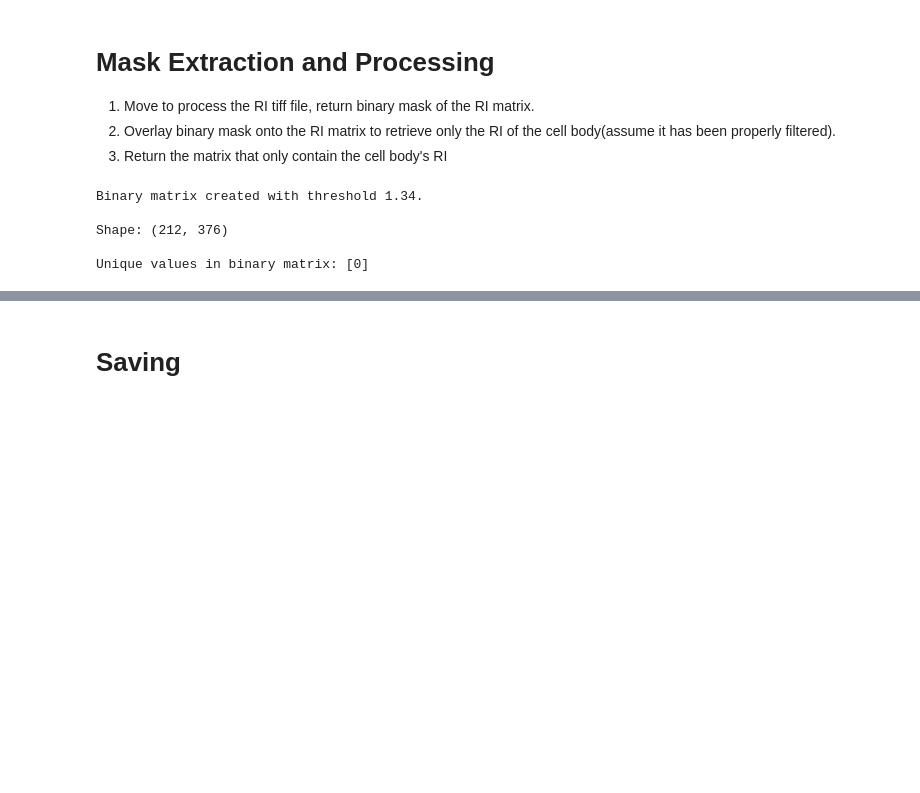
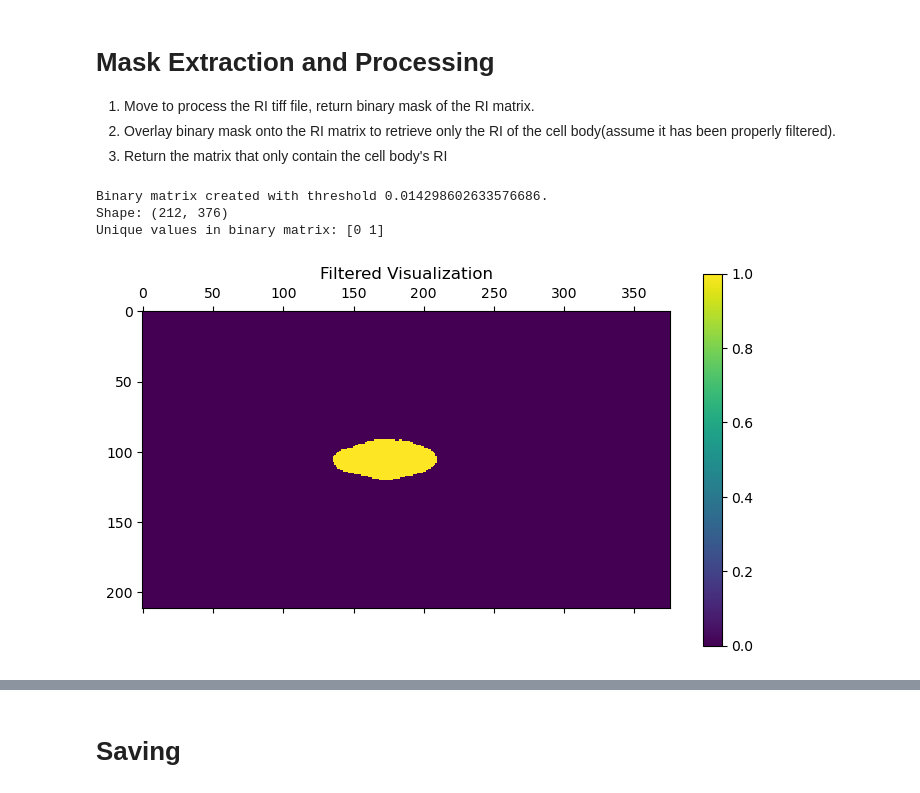
Before and after one commit to Cow415/Photon-Transport-Simulation, a Jupyter notebook: scripts/data processing/cell_ri_extract.ipynb, the cells around one changed output, grey strips where cells are left out. Drawn from its saved outputs; the diff is of its cells as text; code cells hidden in the pictures; blank space fills up the shorter version.

```diff
--- a/scripts/data processing/cell_ri_extract.ipynb
+++ b/scripts/data processing/cell_ri_extract.ipynb
@@ -150,19 +178,23 @@ Background Suppression
 3. Return the matrix that only contain the cell body's RI
 # %%
 # Apply RI Threshold to mask the image:
-ri_threshold = 1.34     # Can be changed depending on cell RI range and desired masking
+ri_threshold = threshold_otsu(ri_flat)
 
 # Create binary matrix based on RI threshold
 binary_mat = np.where(ri_flat >= ri_threshold, 1, 0)
-print(f"Binary matrix created with threshold {ri_threshold}.\n")
-print(f"Shape: {binary_mat.shape}\n")
-print(f"Unique values in binary matrix: {np.unique(binary_mat)}\n")
+print(f"Binary matrix created with threshold {ri_threshold}.")
+print(f"Shape: {binary_mat.shape}")
+print(f"Unique values in binary matrix: {np.unique(binary_mat)}")
+
+plt.matshow(binary_mat)
+plt.colorbar() # Creates a colorbar for the plot
+plt.title("Filtered Visualization")
+plt.show()
 # %% [output]
-Binary matrix created with threshold 1.34.
-
+Binary matrix created with threshold 0.014298602633576686.
 Shape: (212, 376)
-
-Unique values in binary matrix: [0]
+Unique values in binary matrix: [0 1]
+[figure, added]
 # %%
 # Makes Matrices are dimensionally compatible
 if ri_mat.shape != binary_mat.shape:
```
Also changed, not shown: parts of 7 cells of this notebook, 2 other files.
